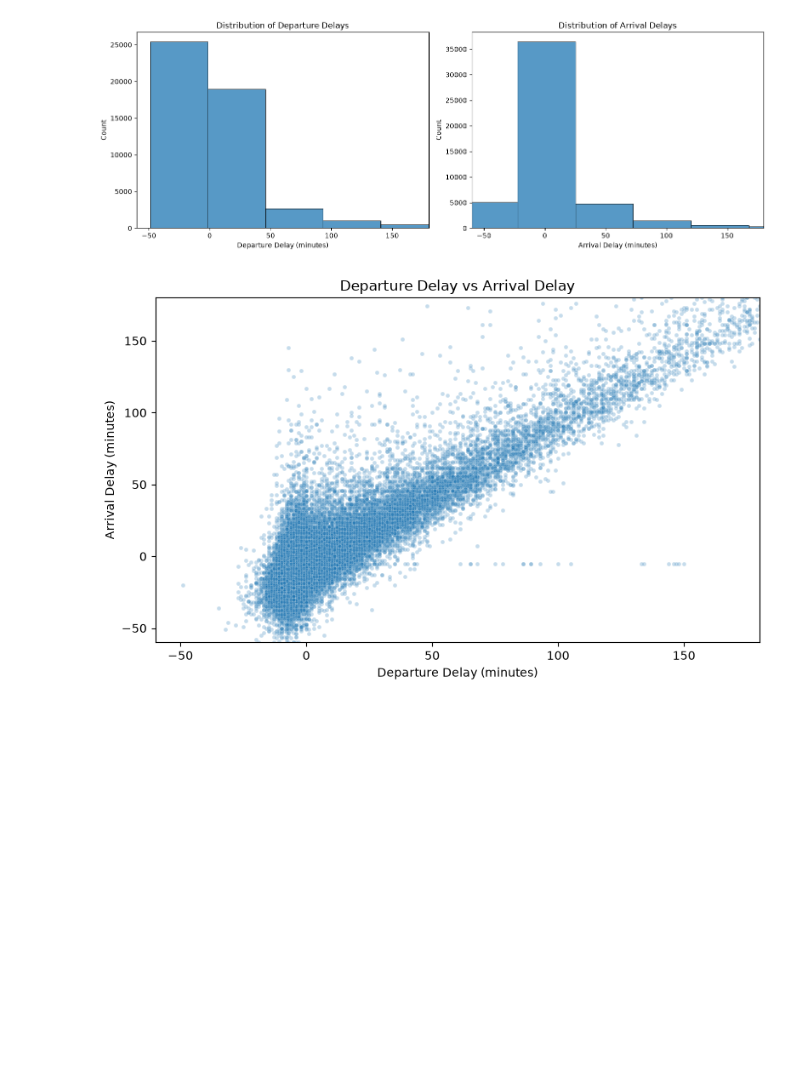
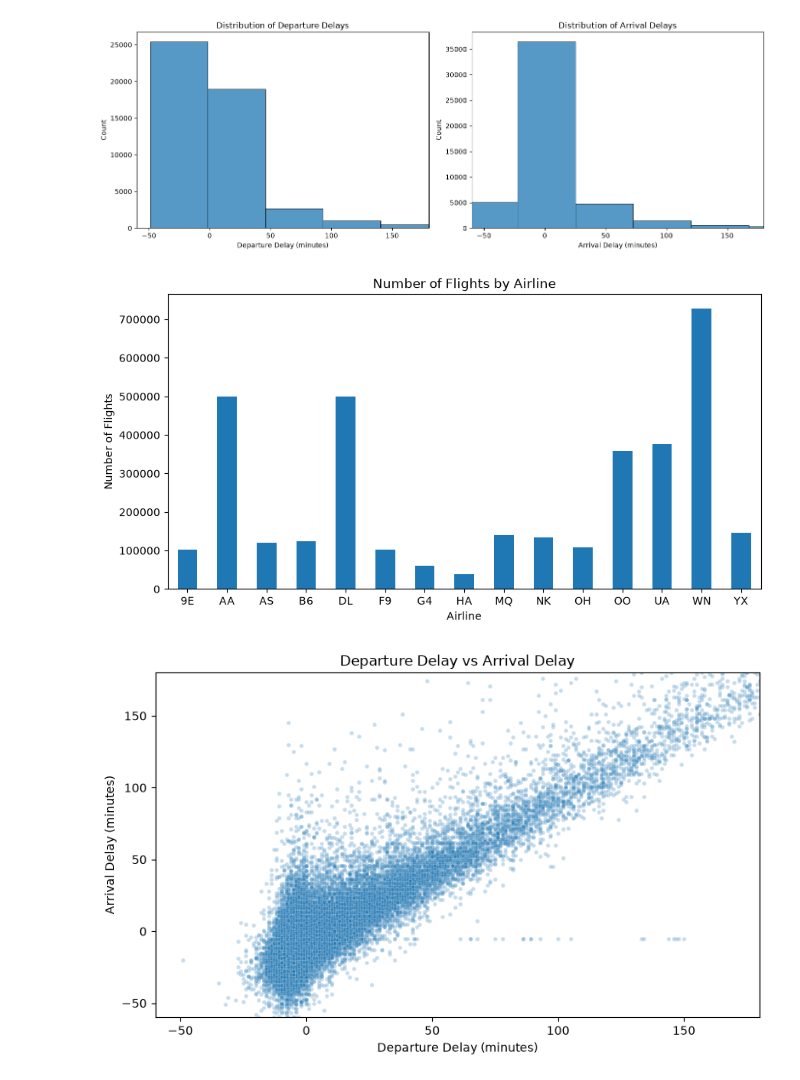
Before and after one commit to catchzaara-08/24ADI204_DSV_Team14, a Jupyter notebook: week_4/EDA/eda_week4.ipynb, the cells around one changed output. Saved outputs shown, nothing was run; the diff lists cells and outputs as text; code cells hidden in the pictures; blank space fills up the shorter version.

```diff
--- a/week_4/EDA/eda_week4.ipynb
+++ b/week_4/EDA/eda_week4.ipynb
@@ -41,6 +41,17 @@ plt.tight_layout()
 plt.show()
 # %% [output]
 [figure]
+# %%
+flight_count = df['op_unique_carrier'].value_counts().sort_index()
+
+flight_count.plot(kind='bar', figsize=(10,5))
+plt.title('Number of Flights by Airline')
+plt.xlabel('Airline')
+plt.ylabel('Number of Flights')
+plt.xticks(rotation=0)
+plt.show()
+# %% [output]
+[figure, added]
 # %%
 
 # Relationship between departure and arrival delays
```
Also changed, not shown: parts of 2 cells of this notebook, 3 other files.
